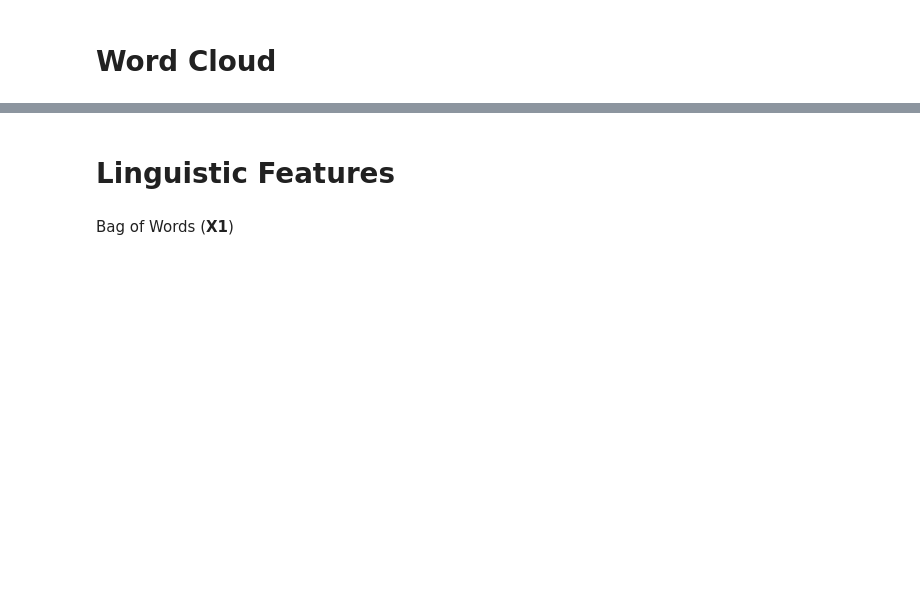
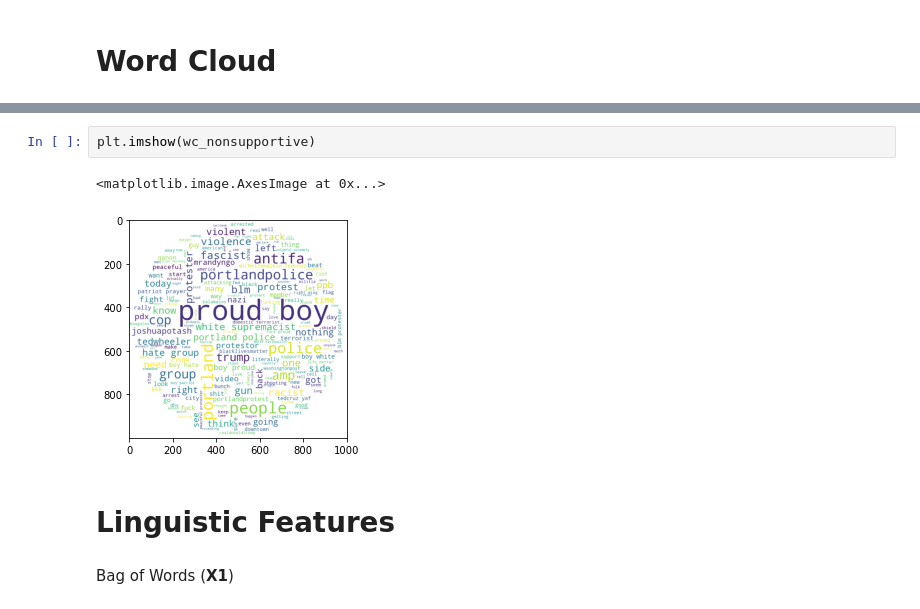
Before and after one commit to fahim0120/SocialMediaMiningProject, a Jupyter notebook: ProudBoys.ipynb, the cells around one changed output, grey strips where cells are left out. Cells and saved outputs as stored; diff of their text form; blank space fills up the shorter version.

```diff
--- a/ProudBoys.ipynb
+++ b/ProudBoys.ipynb
@@ -94,3 +105,8 @@ plt.imshow(wc_nonoffensive)
+# %%
+plt.imshow(wc_nonsupportive)
+# %% [output]
+<matplotlib.image.AxesImage at 0x...>
+[figure, added]
 # %% [markdown]
 # Linguistic Features
 # %% [markdown]
```
Also changed, not shown: parts of 6 cells of this notebook.
